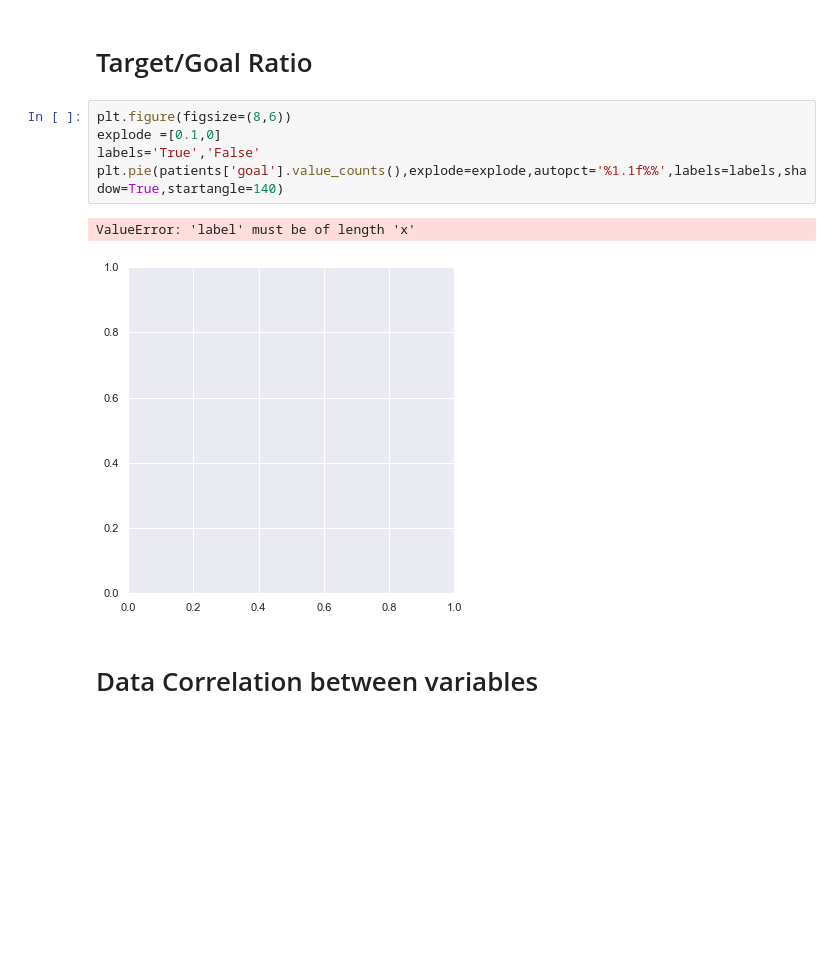
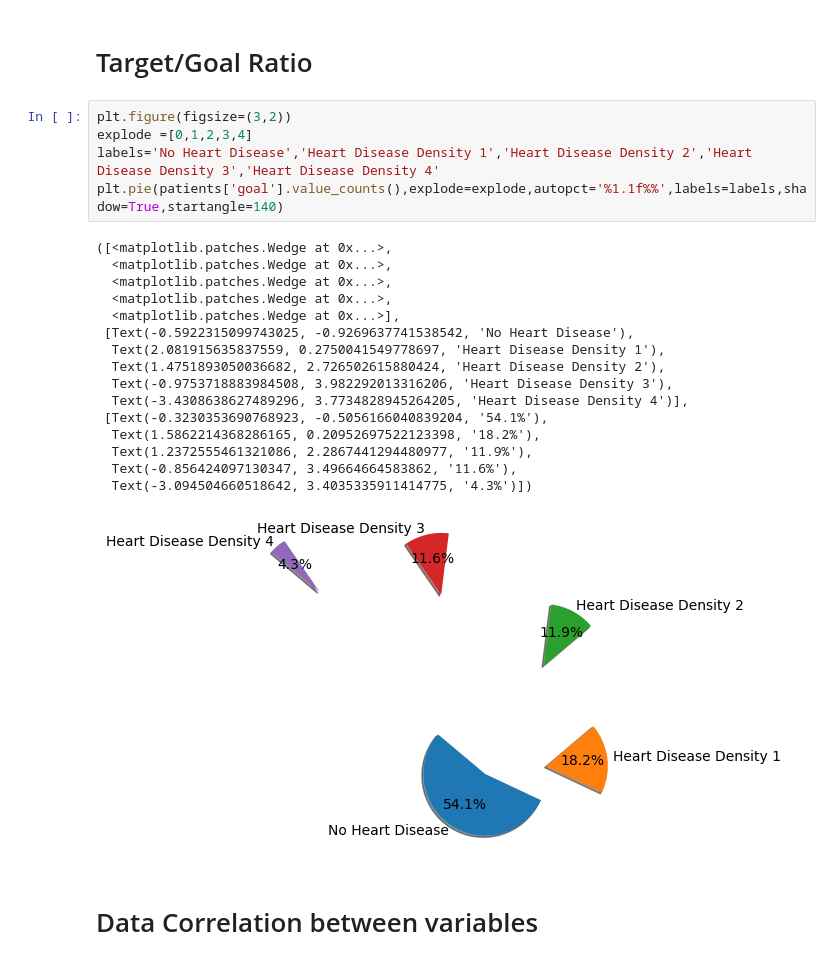
Before and after one commit to Ahmed-Molah/PROHI-HD, a Jupyter notebook: UCI-Dashbord-final.ipynb, the cells around one changed output. Drawn from its saved outputs; the diff is of its cells as text; blank space fills up the shorter version.

```diff
--- a/UCI-Dashbord-final.ipynb
+++ b/UCI-Dashbord-final.ipynb
@@ -155,13 +155,27 @@ sns.countplot(x='sex',data=patients)
 # %% [markdown]
 # Target/Goal Ratio
 # %%
-plt.figure(figsize=(8,6))
-explode =[0.1,0]
-labels='True','False'
+plt.figure(figsize=(3,2))
+explode =[0,1,2,3,4]
+labels='No Heart Disease','Heart Disease Density 1','Heart Disease Density 2','Heart Disease Density 3','Heart Disease Density 4'
 plt.pie(patients['goal'].value_counts(),explode=explode,autopct='%1.1f%%',labels=labels,shadow=True,startangle=140)
 # %% [output]
-ValueError: 'label' must be of length 'x'
+([<matplotlib.patches.Wedge at 0x...>,
+  <matplotlib.patches.Wedge at 0x...>,
+  <matplotlib.patches.Wedge at 0x...>,
+  <matplotlib.patches.Wedge at 0x...>,
+  <matplotlib.patches.Wedge at 0x...>],
+ [Text(-0.5922315099743025, -0.9269637741538542, 'No Heart Disease'),
+  Text(2.081915635837559, 0.2750041549778697, 'Heart Disease Density 1'),
+  Text(1.4751893050036682, 2.726502615880424, 'Heart Disease Density 2'),
+  Text(-0.9753718883984508, 3.982292013316206, 'Heart Disease Density 3'),
+  Text(-3.4308638627489296, 3.7734828945264205, 'Heart Disease Density 4')],
+ [Text(-0.3230353690768923, -0.5056166040839204, '54.1%'),
+  Text(1.5862214368286165, 0.20952697522123398, '18.2%'),
+  Text(1.2372555461321086, 2.2867441294480977, '11.9%'),
+  Text(-0.856424097130347, 3.49664664583862, '11.6%'),
+  Text(-3.094504660518642, 3.4035335911414775, '4.3%')])
-[figure, old version]
+[figure, new version]
 # %% [markdown]
 # Data Correlation between variables
 # %%
```
Also changed, not shown: parts of 4 cells of this notebook.
